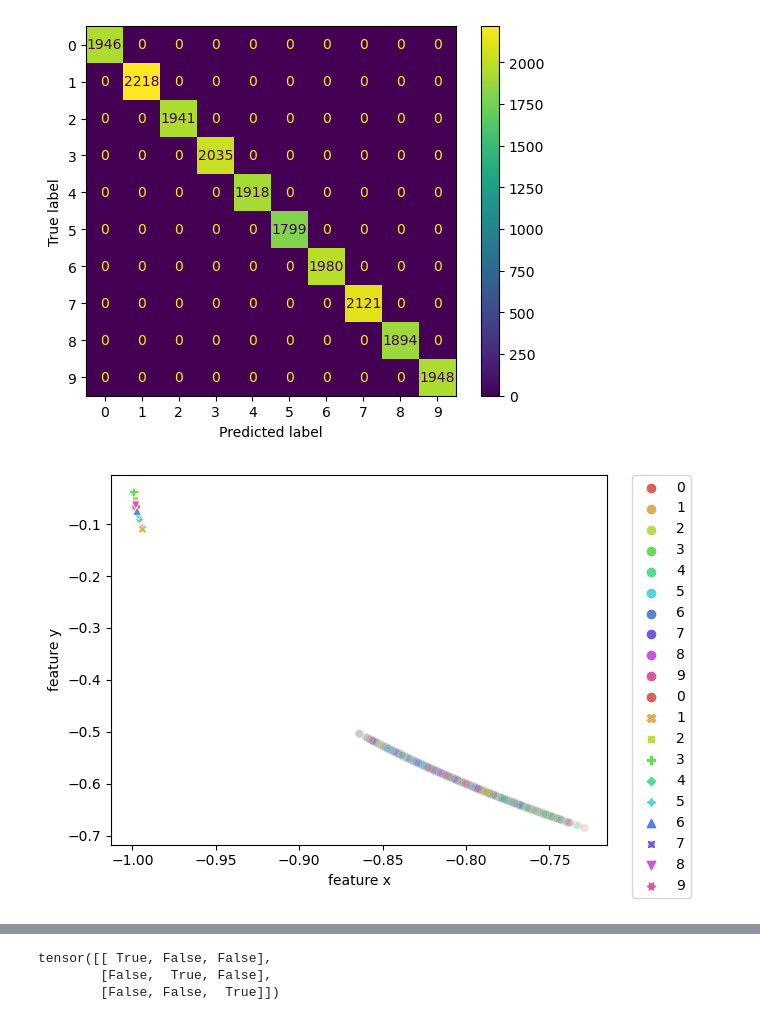
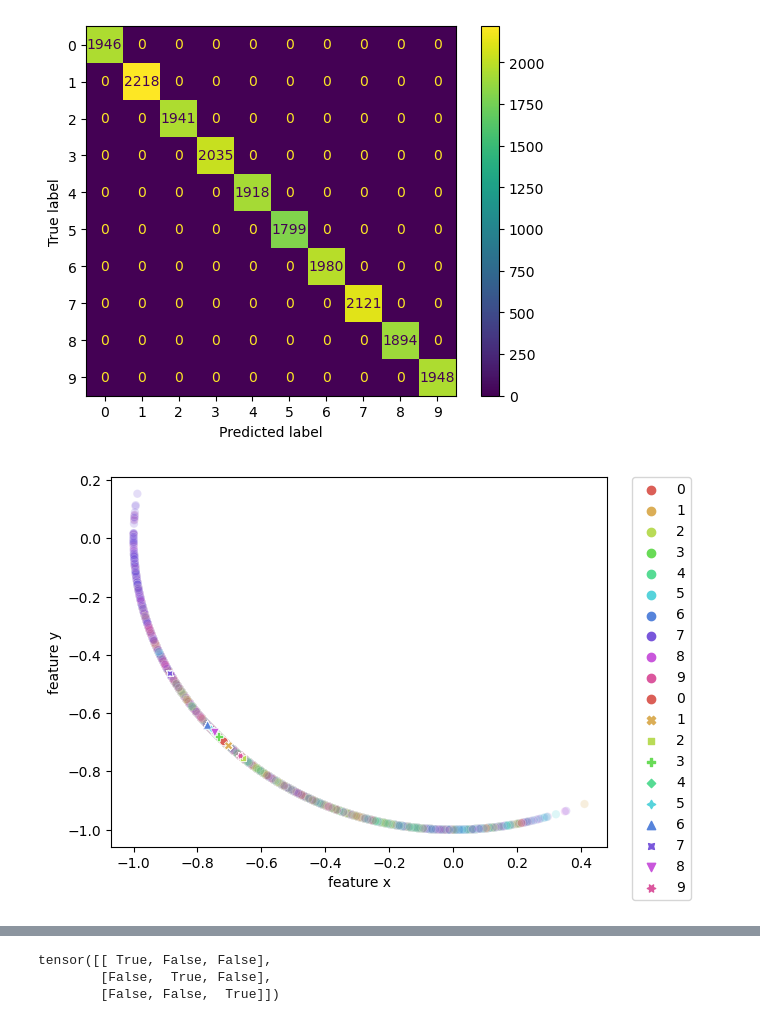
Before and after one commit to Faisal-Hajari/KD, a Jupyter notebook: CLIPPO/testing.ipynb, the cells around one changed output, grey strips where cells are left out. Drawn from its saved outputs; the diff is of its cells as text; code cells hidden in the pictures.

```diff
--- a/CLIPPO/testing.ipynb
+++ b/CLIPPO/testing.ipynb
@@ -188,7 +188,7 @@ class CLIPPO2(nn.Module):
 
 clippo = CLIPPO()
 clippo = clippo.cpu()
-clippo.load_state_dict(torch.load("openCLIP_4_1_out_logit_.pt"), strict=True)
+#clippo.load_state_dict(torch.load("arcCLip.pt"), strict=True)
 
 from torchvision import datasets, transforms
 transform = transforms.Compose([
@@ -228,32 +228,32 @@ sns.scatterplot(
 
 features_centers = []
 labels_ar_centers = []
 for _, images, labels in valid_loader:
     with torch.no_grad():
         out = clippo.proj(clippo.encoder(images.cuda(1)))
         out /=out.norm(dim=1, keepdim=True)
         features_centers.append(out)
         labels_ar_centers.append(labels[None, :])
 
 
 features_centers = torch.concat(features_centers).cpu().detach().numpy()
 labels_ar_centers = torch.concat(labels_ar_centers, dim=1).detach().numpy()
 tx, ty = features_centers[:,0], features_centers[:,1]
 
 
 sns.scatterplot(
     x="tsne-2d-one", y="tsne-2d-two",
     style="y",
     hue="y",
     palette=sns.color_palette("hls", 10),
     data=pd.DataFrame({'tsne-2d-one':tx, 'tsne-2d-two':ty, 'y':labels_ar.squeeze()}),
     legend="full",
     alpha=1
 )
 #plt.title('Exploring Physical Attributes of Different Penguins')
 plt.xlabel('feature x')
 plt.ylabel('feature y')
 plt.legend(bbox_to_anchor=(1.05, 1), loc='upper left', borderaxespad=0)
-plt.show()q
+plt.show()
 # %% [output]
-[figure, old version]
+[figure, new version]
```
Also changed, not shown: parts of 4 cells of this notebook, 3 other files.
